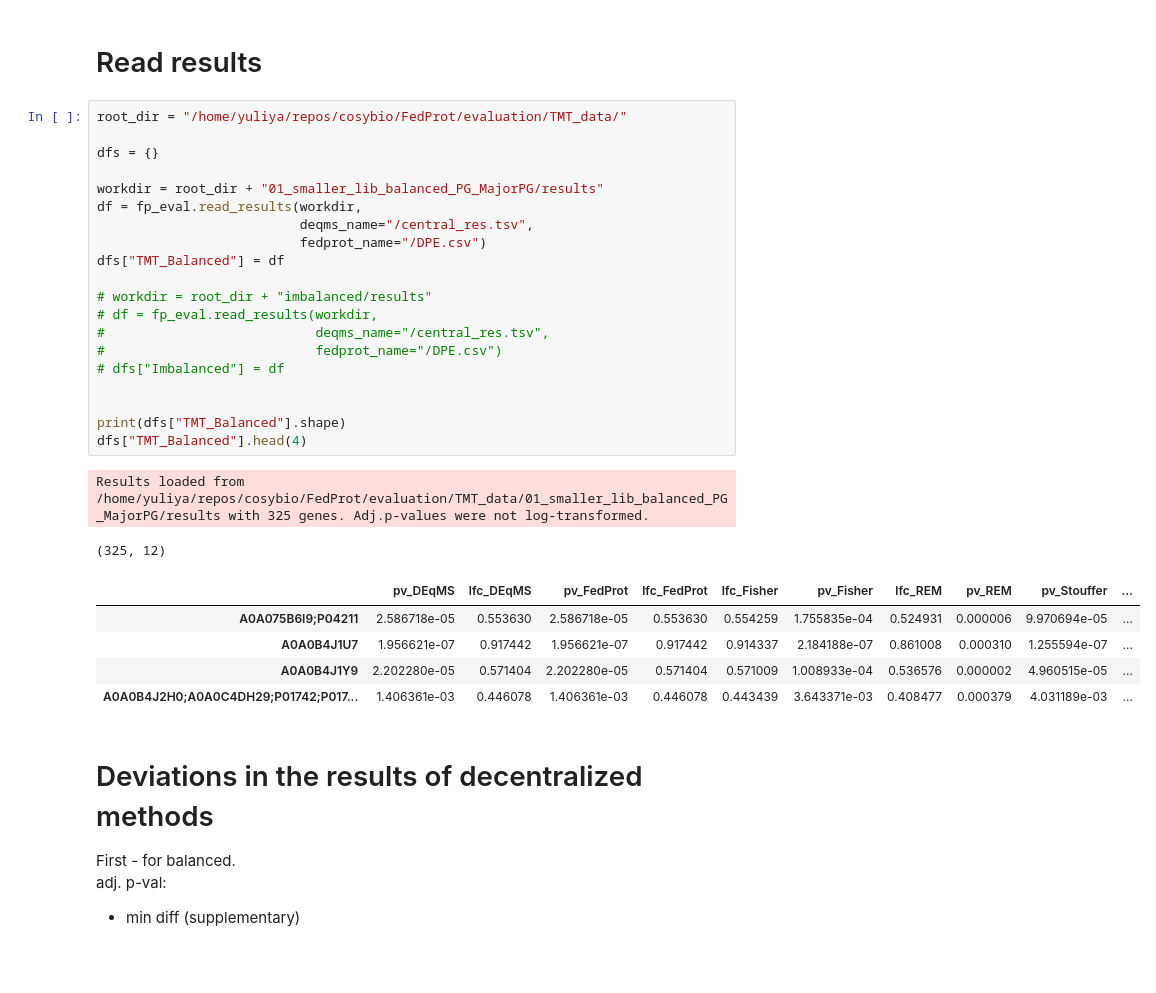
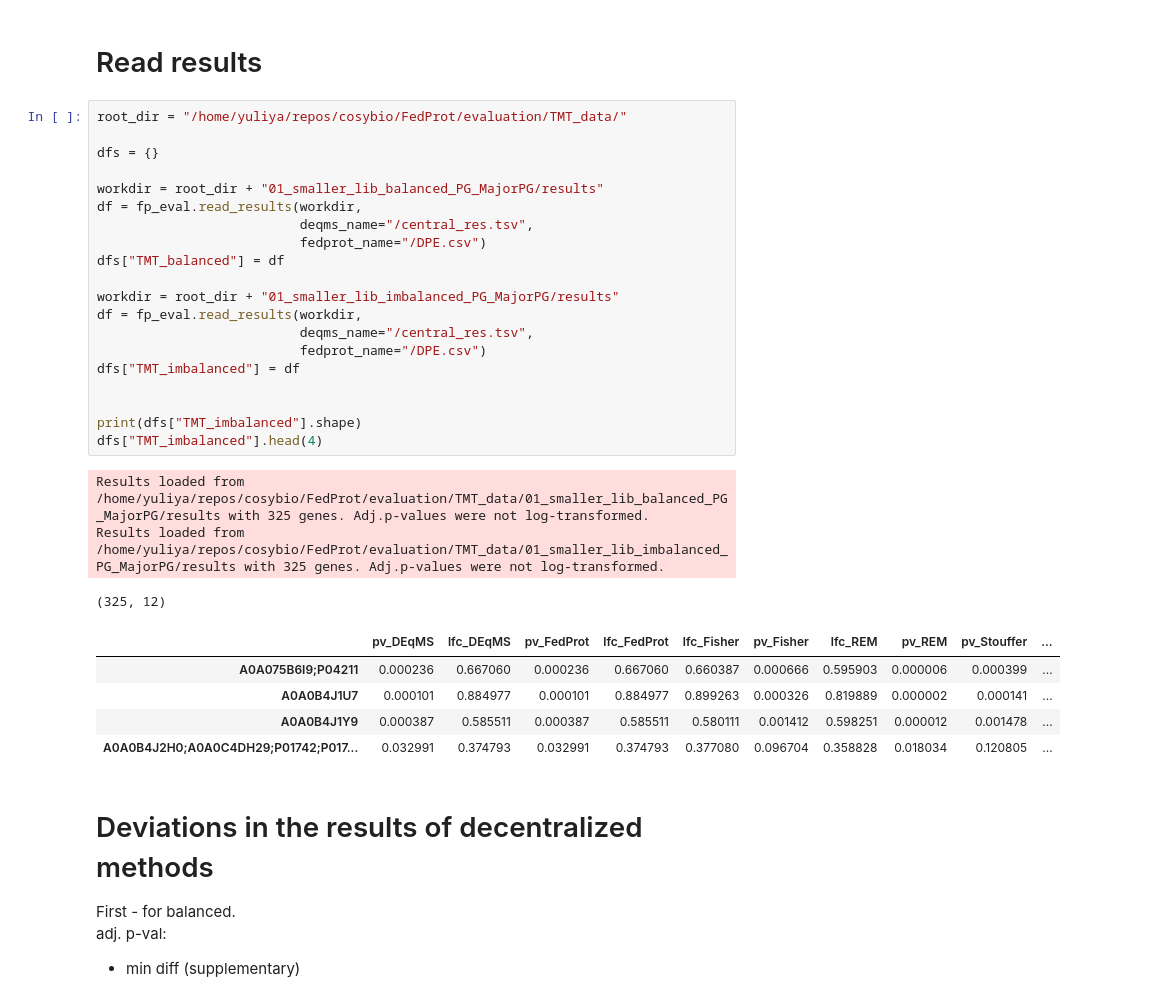
Before and after one commit to Freddsle/FedProt, a Jupyter notebook: evaluation/TMT_data/03_evaluation.ipynb, the cells around one changed output. Drawn from its saved outputs; the diff is of its cells as text; blank space fills up the shorter version.

```diff
--- a/evaluation/TMT_data/03_evaluation.ipynb
+++ b/evaluation/TMT_data/03_evaluation.ipynb
@@ -22,31 +22,32 @@ color_dict["Methods"] = OrderedDict({
 # %%
 root_dir = "/home/yuliya/repos/cosybio/FedProt/evaluation/TMT_data/"
 
 dfs = {}
 
 workdir = root_dir + "01_smaller_lib_balanced_PG_MajorPG/results"
 df = fp_eval.read_results(workdir,
                           deqms_name="/central_res.tsv",
                           fedprot_name="/DPE.csv")
-dfs["TMT_Balanced"] = df
+dfs["TMT_balanced"] = df
 
-# workdir = root_dir + "imbalanced/results"
-# df = fp_eval.read_results(workdir,
-#                           deqms_name="/central_res.tsv",
-#                           fedprot_name="/DPE.csv")
-# dfs["Imbalanced"] = df
+workdir = root_dir + "01_smaller_lib_imbalanced_PG_MajorPG/results"
+df = fp_eval.read_results(workdir,
+                          deqms_name="/central_res.tsv",
+                          fedprot_name="/DPE.csv")
+dfs["TMT_imbalanced"] = df
 
 
-print(dfs["TMT_Balanced"].shape)
-dfs["TMT_Balanced"].head(4)
+print(dfs["TMT_imbalanced"].shape)
+dfs["TMT_imbalanced"].head(4)
 # %% [output]
 Results loaded from /home/yuliya/repos/cosybio/FedProt/evaluation/TMT_data/01_smaller_lib_balanced_PG_MajorPG/results with 325 genes. Adj.p-values were not log-transformed.
+Results loaded from /home/yuliya/repos/cosybio/FedProt/evaluation/TMT_data/01_smaller_lib_imbalanced_PG_MajorPG/results with 325 genes. Adj.p-values were not log-transformed.
 (325, 12)
 |  | pv_DEqMS | lfc_DEqMS | pv_FedProt | lfc_FedProt | lfc_Fisher | pv_Fisher | lfc_REM | pv_REM | pv_Stouffer | ... |
-| A0A075B6I9;P04211 | 2.586718e-05 | 0.553630 | 2.586718e-05 | 0.553630 | 0.554259 | 1.755835e-04 | 0.524931 | 0.000006 | 9.970694e-05 | ... |
-| A0A0B4J1U7 | 1.956621e-07 | 0.917442 | 1.956621e-07 | 0.917442 | 0.914337 | 2.184188e-07 | 0.861008 | 0.000310 | 1.255594e-07 | ... |
-| A0A0B4J1Y9 | 2.202280e-05 | 0.571404 | 2.202280e-05 | 0.571404 | 0.571009 | 1.008933e-04 | 0.536576 | 0.000002 | 4.960515e-05 | ... |
-| A0A0B4J2H0;A0A0C4DH29;P01742;P017... | 1.406361e-03 | 0.446078 | 1.406361e-03 | 0.446078 | 0.443439 | 3.643371e-03 | 0.408477 | 0.000379 | 4.031189e-03 | ... |
+| A0A075B6I9;P04211 | 0.000236 | 0.667060 | 0.000236 | 0.667060 | 0.660387 | 0.000666 | 0.595903 | 0.000006 | 0.000399 | ... |
+| A0A0B4J1U7 | 0.000101 | 0.884977 | 0.000101 | 0.884977 | 0.899263 | 0.000326 | 0.819889 | 0.000002 | 0.000141 | ... |
+| A0A0B4J1Y9 | 0.000387 | 0.585511 | 0.000387 | 0.585511 | 0.580111 | 0.001412 | 0.598251 | 0.000012 | 0.001478 | ... |
+| A0A0B4J2H0;A0A0C4DH29;P01742;P017... | 0.032991 | 0.374793 | 0.032991 | 0.374793 | 0.377080 | 0.096704 | 0.358828 | 0.018034 | 0.120805 | ... |
 # %% [markdown]
 # Deviations in the results of decentralized methods
 
```
Also changed, not shown: parts of 9 cells of this notebook, 9 other files.
